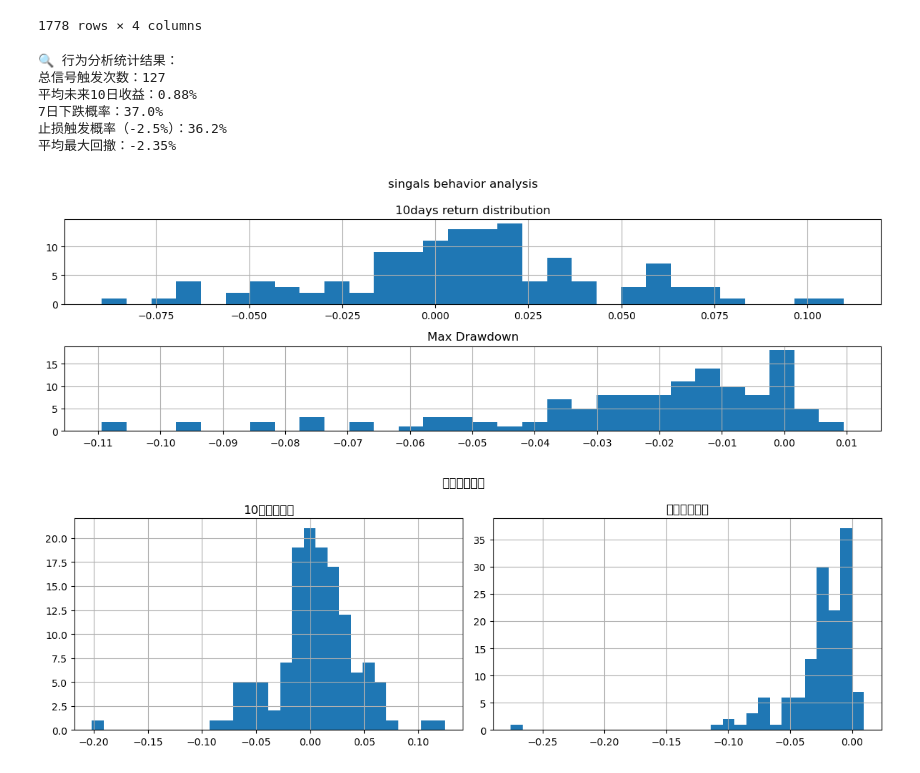
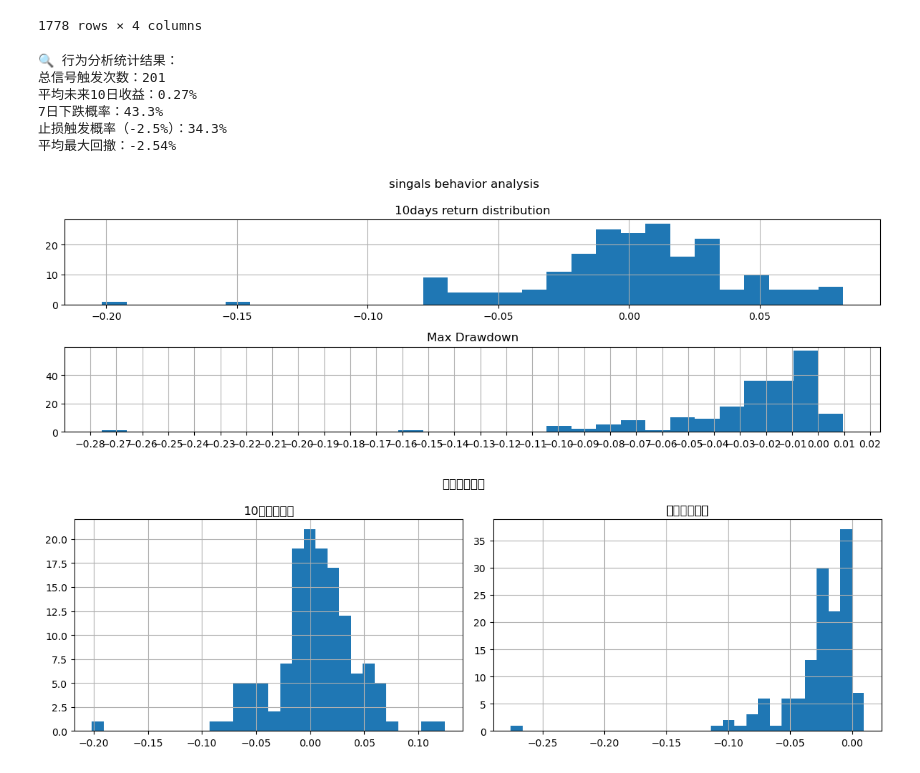
Before and after one commit to tenofovir/stock_analysis_tool, a Jupyter notebook: Quant_qlib.ipynb, the cells around one changed output. Drawn from its saved outputs; the diff is of its cells as text; code cells hidden in the pictures.

```diff
--- a/Quant_qlib.ipynb
+++ b/Quant_qlib.ipynb
@@ -664,33 +663,37 @@ filtered.to_csv("factor_analysis_results_150_39.csv", index=False)
 # %%
 df = df_factor
 signal = (
-    (df["ROC_1"] > 0)                                      # ROC_1 > 0
-    & (df["ROC_5"] > 0)                                    # ROC_5 > 0
-    & (abs(df["$close"] - df["BB_lower"]) / df["BB_lower"] < 0.04)  # Close near BB_upper（±1%）
-    & (df["KDJ_D"] < 80)                                   # %D < 80
-    & (df["KDJ_J"] < 100)                                  # J < 100
-    & (df["ROC_3"].diff() > 0)                             # ROC3 ↑（diff > 0）
-    & (df["ROC_8"].diff() > 0)                             # ROC8 ↑（diff > 0）
+    (df["ROC_1"] > 0)                                       # ROC_3 > 0
+    & (df["ROC_5"] > 0)                                     # ROC_5 > 0
+    & (df["$close"] > df["MA_50"])                         # Close > MA50
+    & (df["$close"] > df["MA_20"])
+    & (abs(df["RSI_14"] - 50) < 30)
+    #& (df["$volume"] < df["Vol20_mean"])                    # Vol < Vol20
+    #& (df["KDJ_K"] > 20)                                    # %K > 20
+    & (df["KDJ_J"] < 100)                                   # J < 100
+    #& ((df["BB_upper"] - df["$close"]) / (df["BB_upper"] - df["BB_lower"]) > 0.07)  # Close away from BB_upper
+    & (df["ROC_3"].diff() > 0)                              # ROC5 ↑
+    & (df["ROC_8"].diff() > 0)                              # ROC8 ↑
 )
 signal = signal.fillna(False)
 
 # 5. 调用 analyze_signal 做回测
 res = analyze_signal(
     df,
     signal=signal,
     horizon=10,             # 与批量时相同
     stop_loss_ratio=-0.025, # 与批量时相同
     plot=True,
     print_r=True               # 想看图设 True，否则设 False
 )
 # %% [output]
 🔍 行为分析统计结果：
-总信号触发次数：127
-平均未来10日收益：0.88%
-7日下跌概率：37.0%
-止损触发概率（-2.5%）：36.2%
-平均最大回撤：-2.35%
+总信号触发次数：201
+平均未来10日收益：0.27%
+7日下跌概率：43.3%
+止损触发概率（-2.5%）：34.3%
+平均最大回撤：-2.54%
-[figure, old version]
+[figure, new version]
 # %%
 df = df_factor
 # 假设 df 中包含 $close, $volume 等
```
Also changed, not shown: parts of 1 cell of this notebook.
